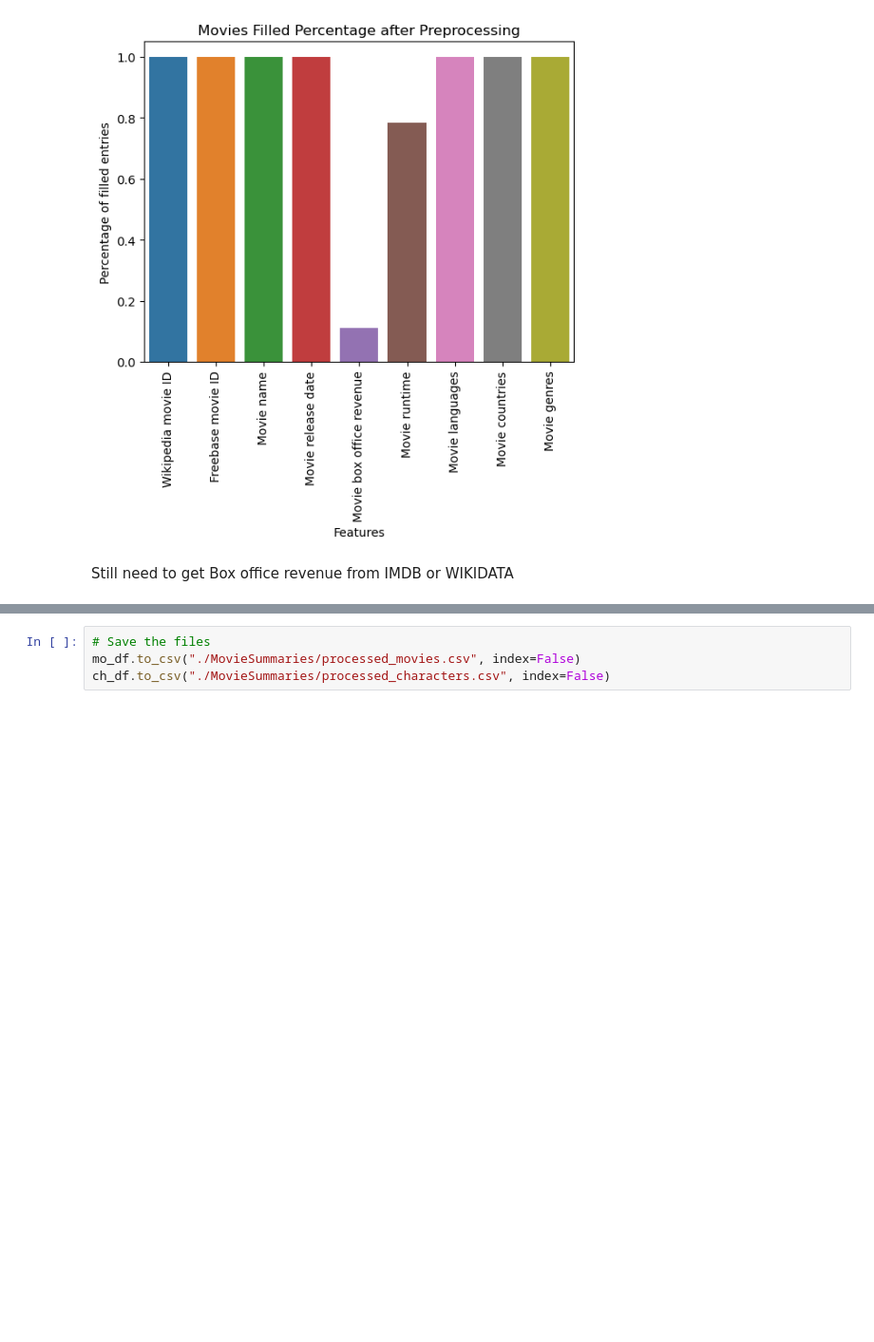
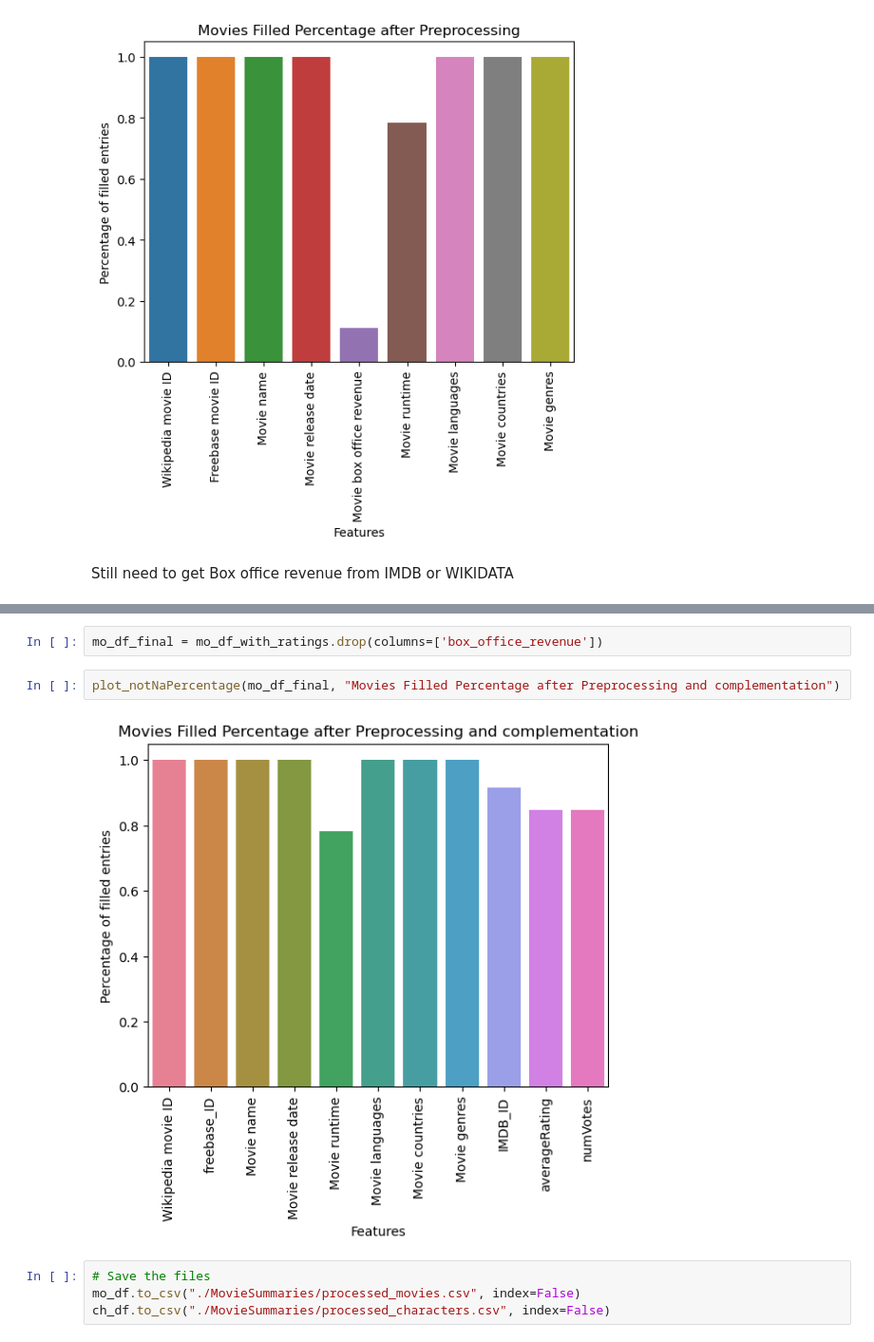
Before and after one commit to epfl-ada/ada-2024-project-metal2024, a Jupyter notebook: datapreprocessing.ipynb, the cells around one changed output, grey strips where cells are left out. Shown at 95% size. Saved outputs shown, nothing was run; the diff lists cells and outputs as text; blank space fills up the shorter version.

```diff
--- a/datapreprocessing.ipynb
+++ b/datapreprocessing.ipynb
@@ -498,3 +671,9 @@ Still need to get Box office revenue from IMDB or WIKIDATA
+# %%
+mo_df_final = mo_df_with_ratings.drop(columns=['box_office_revenue'])
+# %%
+plot_notNaPercentage(mo_df_final, "Movies Filled Percentage after Preprocessing and complementation")
+# %% [output]
+[figure, added]
 # %%
 # Save the files
 mo_df.to_csv("./MovieSummaries/processed_movies.csv", index=False)
```
Also changed, not shown: parts of 18 cells of this notebook, 3 other files.
